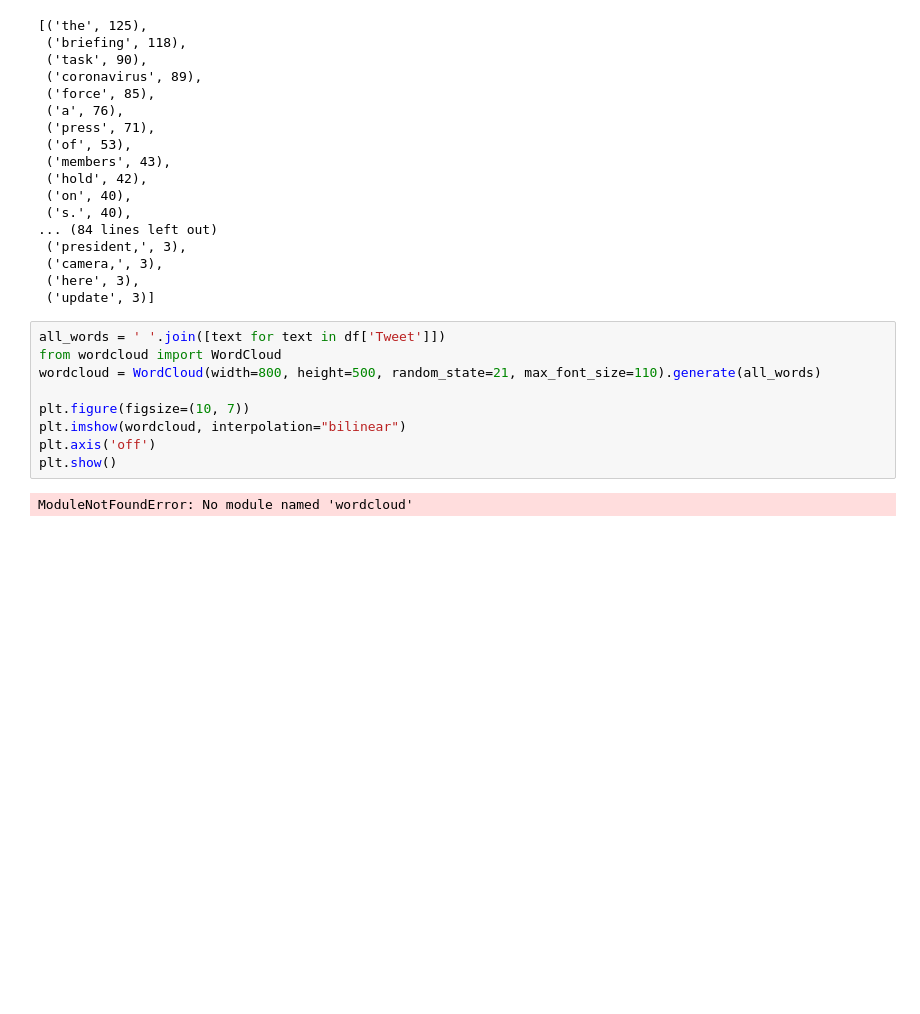
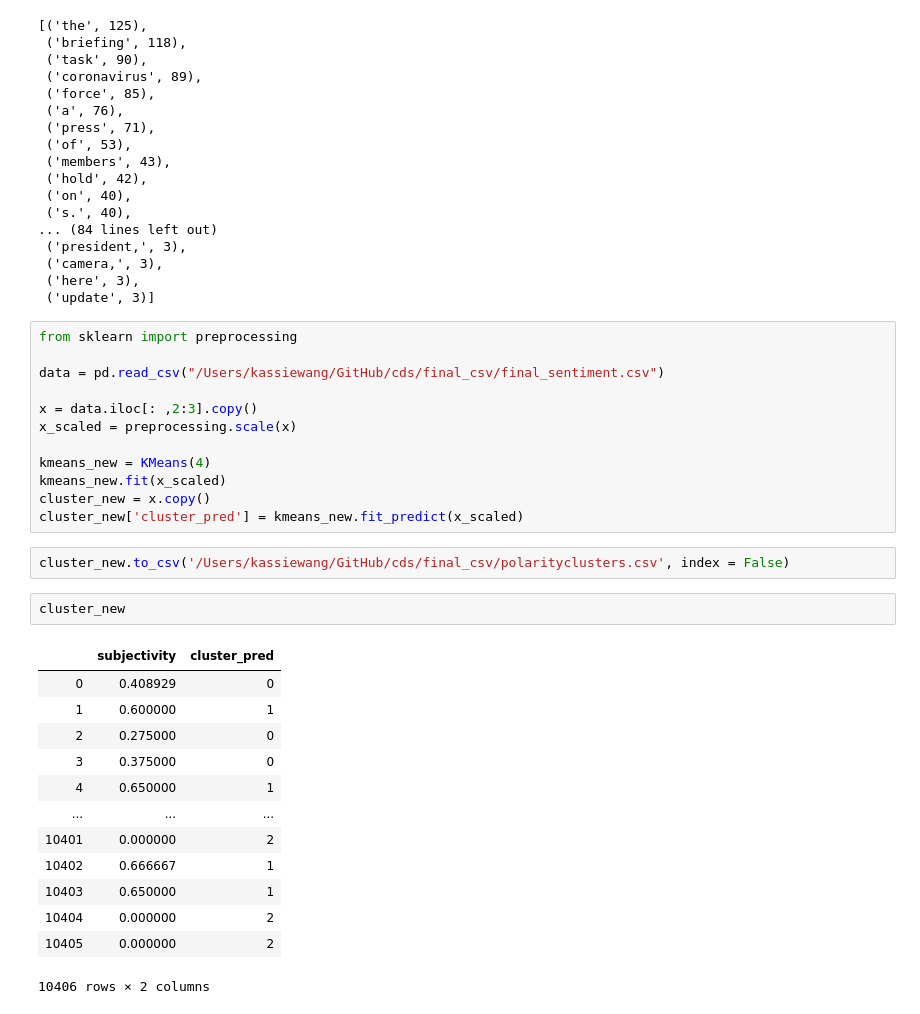
Before and after one commit to shljessie/cds, a Jupyter notebook: Kassie/Final Project.ipynb, the cells around one changed output. Drawn from its saved outputs; the diff is of its cells as text; blank space fills up the shorter version.

```diff
--- a/Kassie/Final Project.ipynb
+++ b/Kassie/Final Project.ipynb
@@ -209,14 +209,33 @@ Counter(" ".join(clust["Tweet"]).lower().split()).most_common(100)
  ('camera,', 3),
  ('here', 3),
  ('update', 3)]
-# %%
-all_words = ' '.join([text for text in df['Tweet']])
-from wordcloud import WordCloud
-wordcloud = WordCloud(width=800, height=500, random_state=21, max_font_size=110).generate(all_words)
-
-plt.figure(figsize=(10, 7))
-plt.imshow(wordcloud, interpolation="bilinear")
-plt.axis('off')
-plt.show()
-# %% [output]
-ModuleNotFoundError: No module named 'wordcloud'
+# %%
+from sklearn import preprocessing
+
+data = pd.read_csv("/Users/kassiewang/GitHub/cds/final_csv/final_sentiment.csv")
+
+x = data.iloc[: ,2:3].copy()
+x_scaled = preprocessing.scale(x)
+
+kmeans_new = KMeans(4)
+kmeans_new.fit(x_scaled)
+cluster_new = x.copy()
+cluster_new['cluster_pred'] = kmeans_new.fit_predict(x_scaled)
+# %%
+cluster_new.to_csv('/Users/kassiewang/GitHub/cds/final_csv/polarityclusters.csv', index = False)
+# %%
+cluster_new
+# %% [output]
+|  | subjectivity | cluster_pred |
+| 0 | 0.408929 | 0 |
+| 1 | 0.600000 | 1 |
+| 2 | 0.275000 | 0 |
+| 3 | 0.375000 | 0 |
+| 4 | 0.650000 | 1 |
+| ... | ... | ... |
+| 10401 | 0.000000 | 2 |
+| 10402 | 0.666667 | 1 |
+| 10403 | 0.650000 | 1 |
+| 10404 | 0.000000 | 2 |
+| 10405 | 0.000000 | 2 |
+10406 rows × 2 columns
```
Also changed, not shown: 2 other files.
